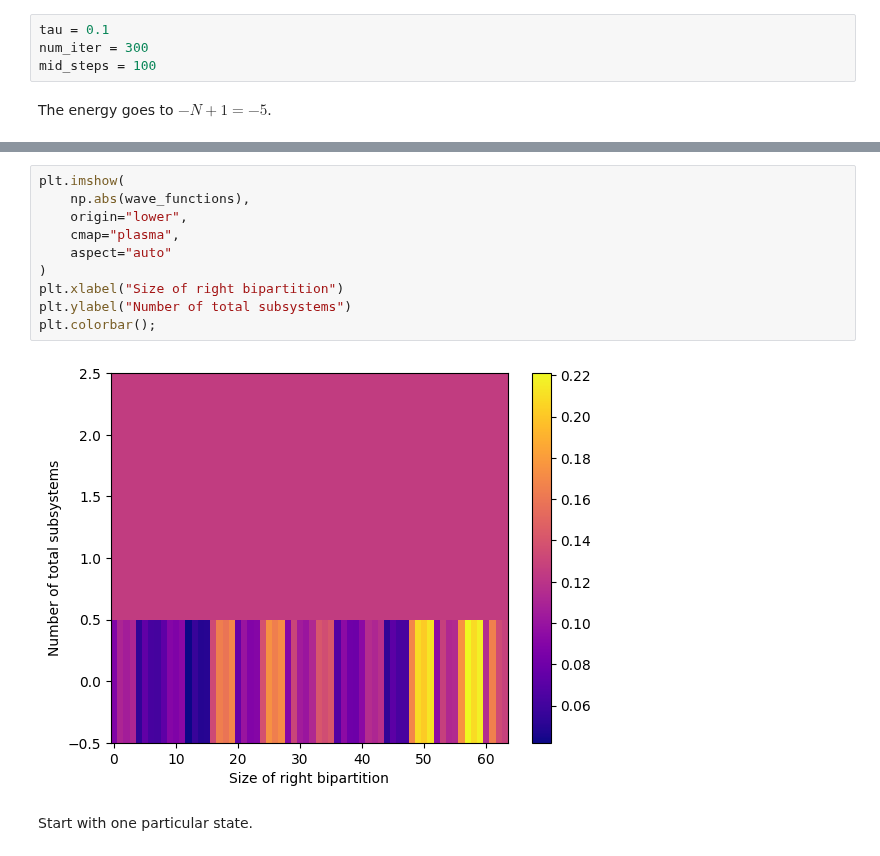
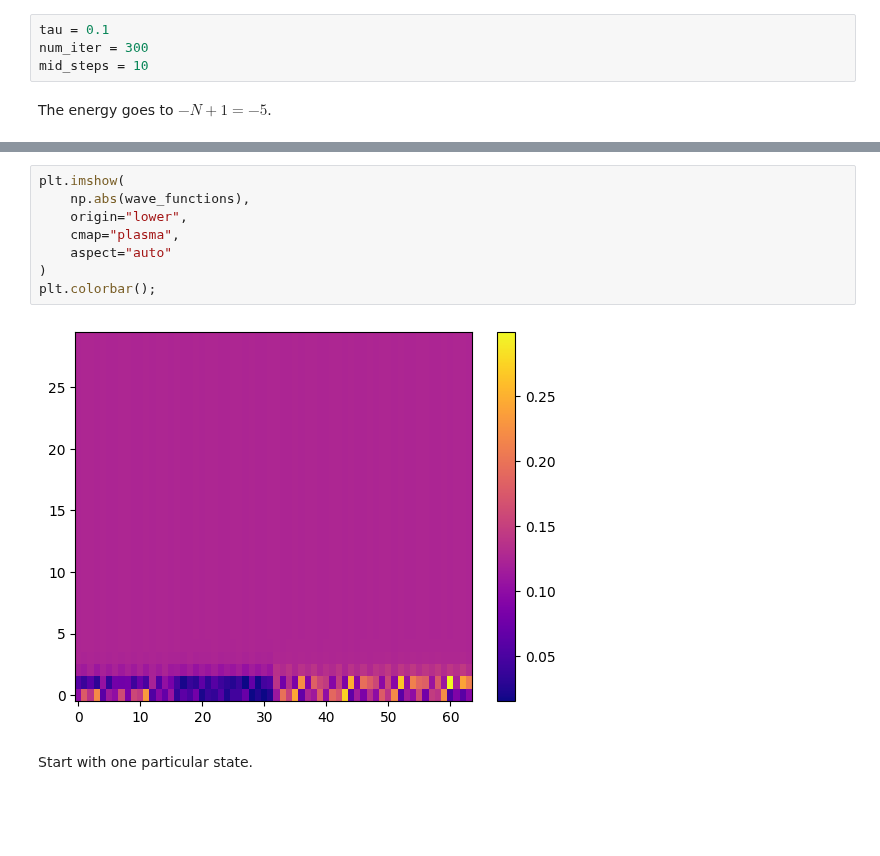
Before and after one commit to jchryssanthacopoulos/quantum_information, a Jupyter notebook: final_project/notebooks/tebd_finite.ipynb, the cells around one changed output, grey strips where cells are left out. Cells and saved outputs as stored; diff of their text form; blank space fills up the shorter version.

```diff
--- a/final_project/notebooks/tebd_finite.ipynb
+++ b/final_project/notebooks/tebd_finite.ipynb
@@ -63,7 +63,7 @@ Evolve state.
 # %%
 tau = 0.1
 num_iter = 300
-mid_steps = 100
+mid_steps = 10
 # %% [markdown]
 The energy goes to $-N + 1 = -5$.
 # %%
@@ -81,15 +95,13 @@ plt.ylabel("Energy");
 # %%
 plt.imshow(
     np.abs(wave_functions),
     origin="lower",
     cmap="plasma",
     aspect="auto"
 )
-plt.xlabel("Size of right bipartition")
-plt.ylabel("Number of total subsystems")
 plt.colorbar();
 # %% [output]
-[figure, old version]
+[figure, new version]
 # %% [markdown]
 Start with one particular state.
 # %%
```
Also changed, not shown: parts of 5 cells of this notebook, 2 other files.
